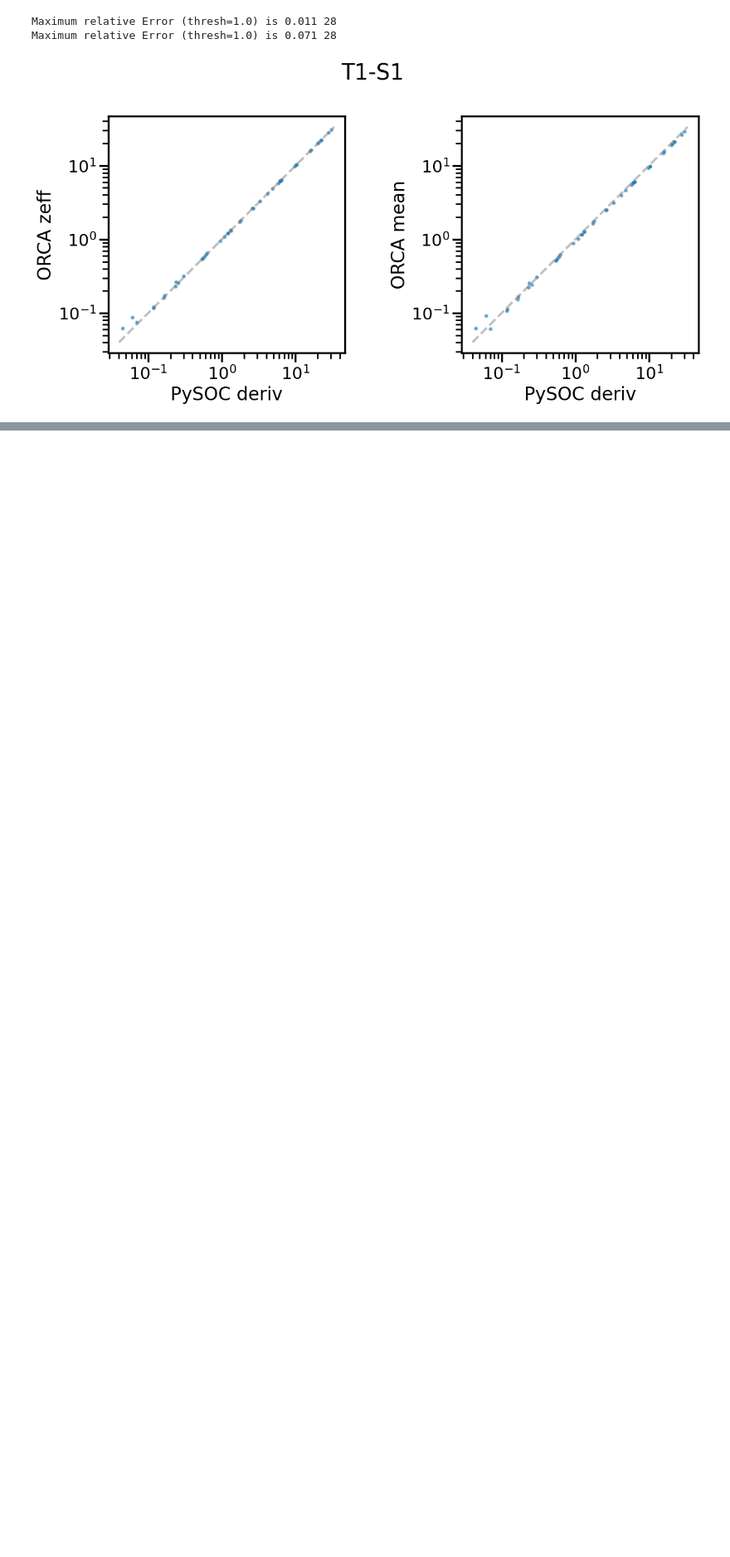
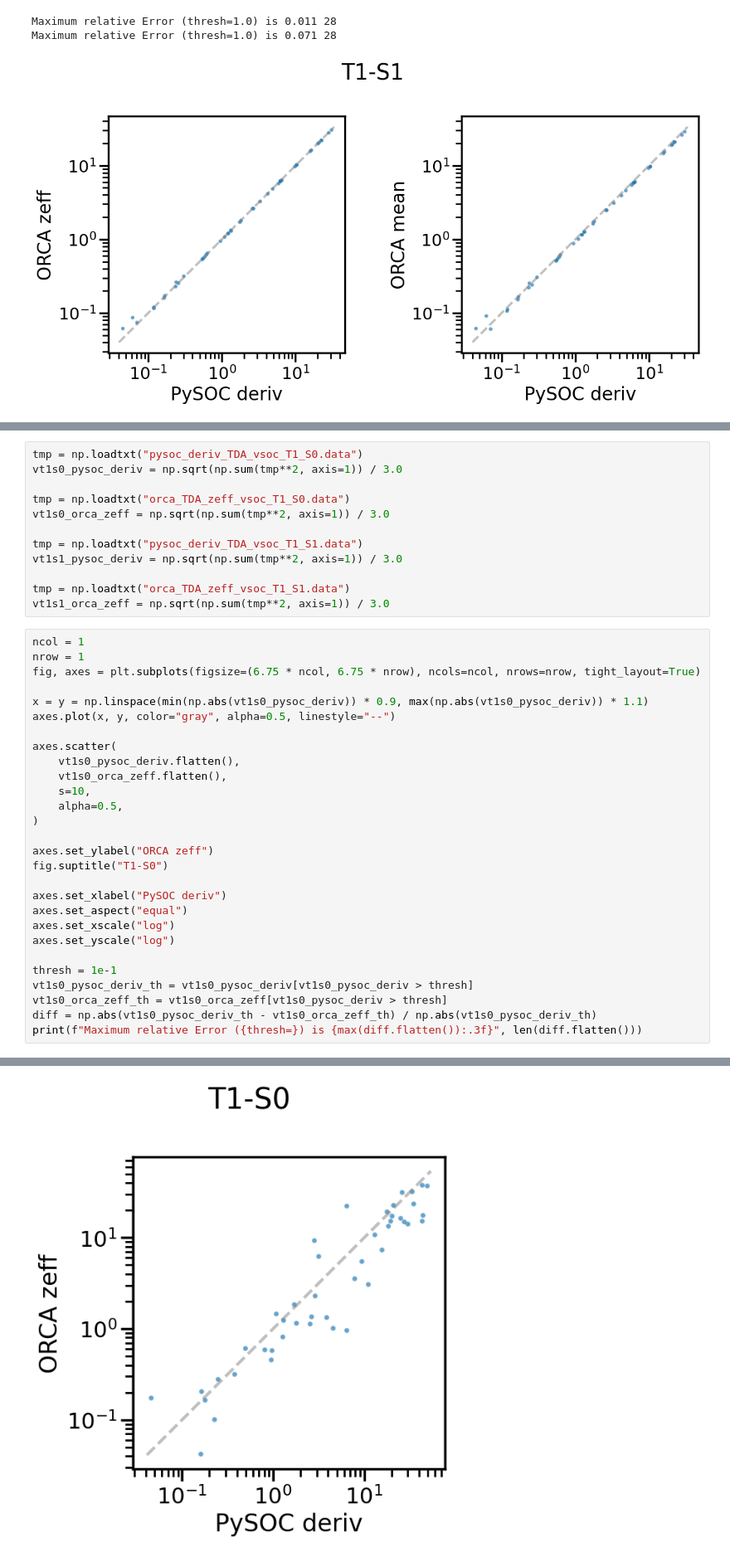
Before and after one commit to masaya0222/PyGraSO, a Jupyter notebook: examples/visualize/visualize.ipynb, the cells around one changed output, grey strips where cells are left out. Shown at 83% size. Saved outputs shown, nothing was run; the diff lists cells and outputs as text; blank space fills up the shorter version.

```diff
--- a/examples/visualize/visualize.ipynb
+++ b/examples/visualize/visualize.ipynb
@@ -154,0 +188,41 @@ Maximum relative Error (thresh=1.0) is 0.071 28
+# %%
+tmp = np.loadtxt("pysoc_deriv_TDA_vsoc_T1_S0.data")
+vt1s0_pysoc_deriv = np.sqrt(np.sum(tmp**2, axis=1)) / 3.0
+
+tmp = np.loadtxt("orca_TDA_zeff_vsoc_T1_S0.data")
+vt1s0_orca_zeff = np.sqrt(np.sum(tmp**2, axis=1)) / 3.0
+
+tmp = np.loadtxt("pysoc_deriv_TDA_vsoc_T1_S1.data")
+vt1s1_pysoc_deriv = np.sqrt(np.sum(tmp**2, axis=1)) / 3.0
+
+tmp = np.loadtxt("orca_TDA_zeff_vsoc_T1_S1.data")
+vt1s1_orca_zeff = np.sqrt(np.sum(tmp**2, axis=1)) / 3.0
+# %%
+ncol = 1
+nrow = 1
+fig, axes = plt.subplots(figsize=(6.75 * ncol, 6.75 * nrow), ncols=ncol, nrows=nrow, tight_layout=True)
+
+x = y = np.linspace(min(np.abs(vt1s0_pysoc_deriv)) * 0.9, max(np.abs(vt1s0_pysoc_deriv)) * 1.1)
+axes.plot(x, y, color="gray", alpha=0.5, linestyle="--")
+
+axes.scatter(
+    vt1s0_pysoc_deriv.flatten(),
+    vt1s0_orca_zeff.flatten(),
+    s=10,
+    alpha=0.5,
+)
+
+axes.set_ylabel("ORCA zeff")
+fig.suptitle("T1-S0")
+
+axes.set_xlabel("PySOC deriv")
+axes.set_aspect("equal")
+axes.set_xscale("log")
+axes.set_yscale("log")
+
+thresh = 1e-1
+vt1s0_pysoc_deriv_th = vt1s0_pysoc_deriv[vt1s0_pysoc_deriv > thresh]
+vt1s0_orca_zeff_th = vt1s0_orca_zeff[vt1s0_pysoc_deriv > thresh]
+diff = np.abs(vt1s0_pysoc_deriv_th - vt1s0_orca_zeff_th) / np.abs(vt1s0_pysoc_deriv_th)
+print(f"Maximum relative Error ({thresh=}) is {max(diff.flatten()):.3f}", len(diff.flatten()))
+# %% [output]
@@ -154,0 +230 @@ Maximum relative Error (thresh=1.0) is 0.071 28
+[figure, added]
```
Also changed, not shown: parts of 8 cells of this notebook, 7 other files.
